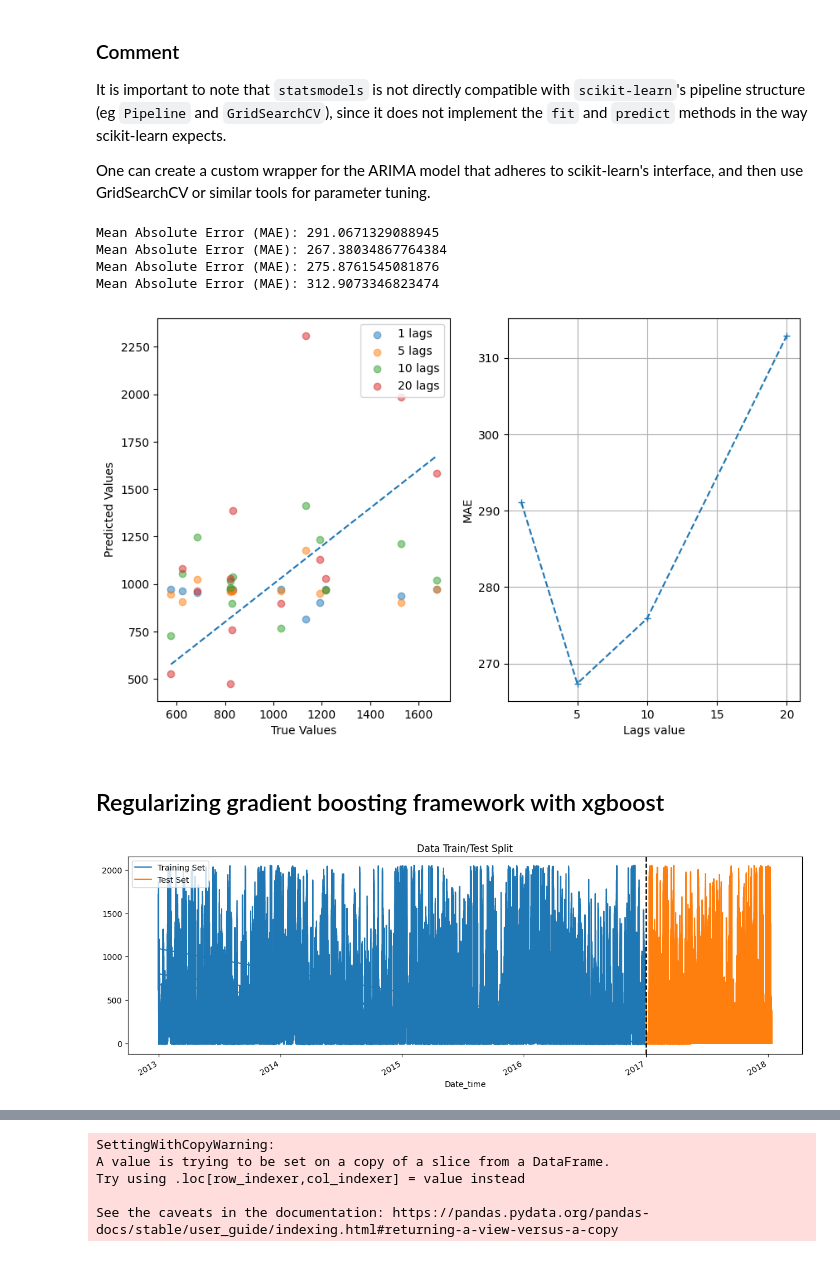
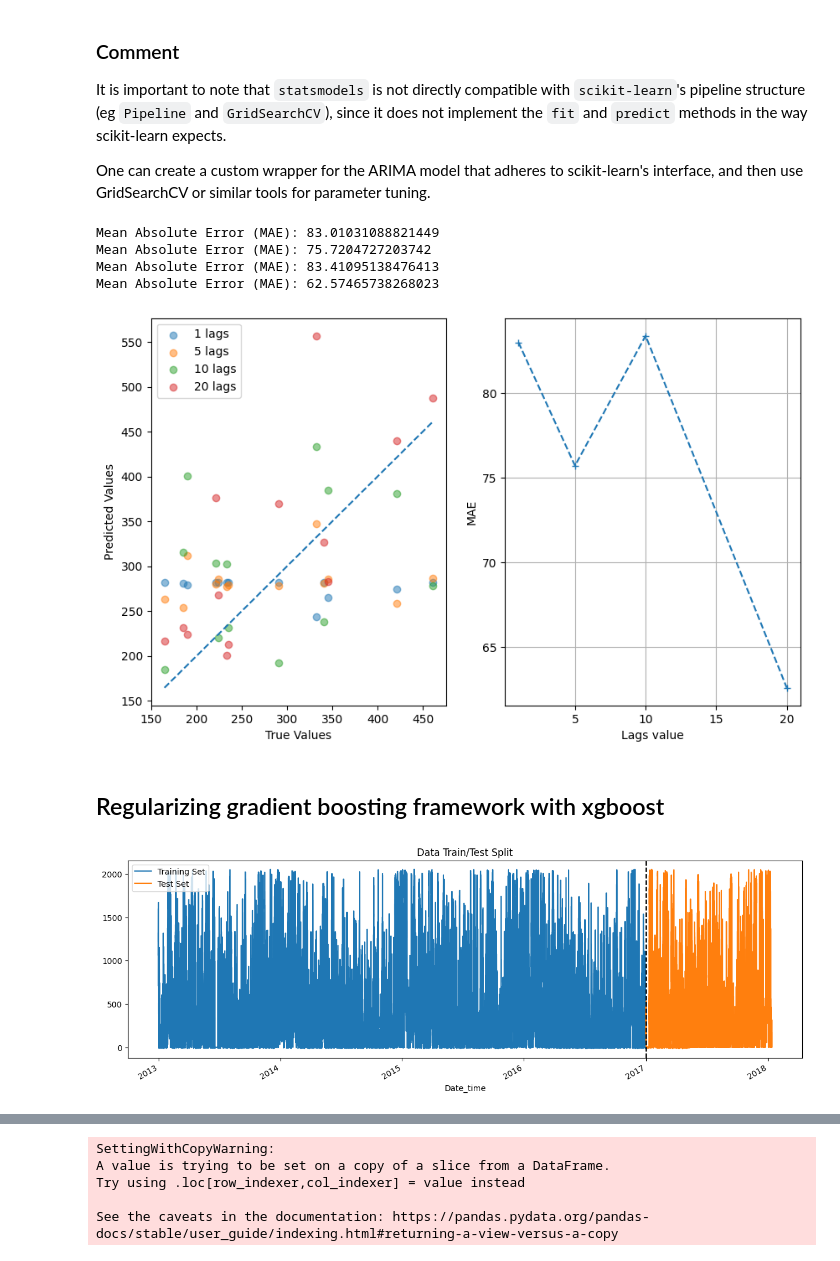
Before and after one commit to marcodigennaro/WindML, a Jupyter notebook: jupyter-notebooks/Time_Series_Analysis.ipynb, the cells around one changed output, grey strips where cells are left out. Saved outputs shown, nothing was run; the diff lists cells and outputs as text; code cells hidden in the pictures.

```diff
--- a/jupyter-notebooks/Time_Series_Analysis.ipynb
+++ b/jupyter-notebooks/Time_Series_Analysis.ipynb
@@ -35,0 +28,5 @@ Memory usage: 254.33 MB.
+# %%
+from windml.config import DATA_DIR, IMAGES_DIR, EXAMPLE_FILE
+from windml.core.functions import load_one
+
+df = load_one(EXAMPLE_FILE)
@@ -90,28 +91,30 @@ ax[1].set_xlabel('Lags value')
 ax[1].set_ylabel('MAE')
 
 plt.grid(True)
-plt.savefig('AR.jpeg')
+plt.savefig( IMAGES_DIR / 'AR.jpeg')
 # %% [output]
-Mean Absolute Error (MAE): 291.0671329088945
-Mean Absolute Error (MAE): 267.38034867764384
-Mean Absolute Error (MAE): 275.8761545081876
-Mean Absolute Error (MAE): 312.9073346823474
+Mean Absolute Error (MAE): 83.01031088821449
+Mean Absolute Error (MAE): 75.7204727203742
+Mean Absolute Error (MAE): 83.41095138476413
+Mean Absolute Error (MAE): 62.57465738268023
-[figure, old version]
+[figure, new version]
 # %% [markdown]
 ## Regularizing gradient boosting framework with xgboost
 # %%
 split_date = '01-01-2017'
 train = df.loc[ df.index < split_date ]
 test = df.loc[ df.index >= split_date ]
 
+col_name = 'P_avg'
 fig, ax = plt.subplots(figsize=(15, 5))
-train.plot(ax=ax, label='Training Set', title='Data Train/Test Split', y='P_avg')
-test.plot(ax=ax, label='Test Set', y='P_avg')
+train.plot(ax=ax, label='Training Set', title='Data Train/Test Split', y=col_name)
+test.plot(ax=ax, label='Test Set', y=col_name)
 ax.axvline(split_date, color='black', ls='--')
 ax.legend(['Training Set', 'Test Set'])
-plt.show()
+
+plt.savefig( IMAGES_DIR / f'time_evolution_{col_name}.jpeg')
 # %% [output]
-[figure, old version]
+[figure, new version]
 # %%
 y_variable = 'P_avg'
 x_list = [ 'Year', 'Month', 'DayOfWeek', 'HourOfDay']
```
Also changed, not shown: parts of 8 cells of this notebook, 20 other files.
